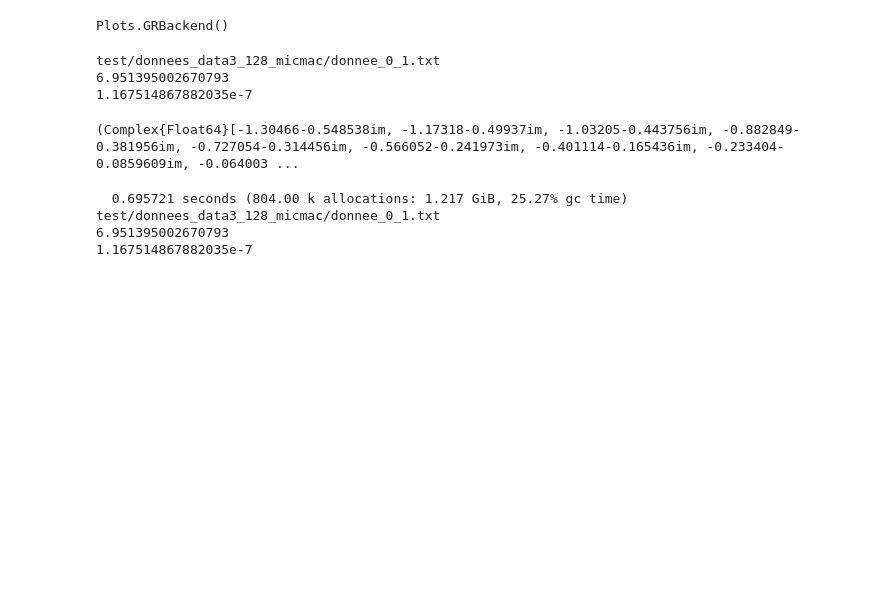
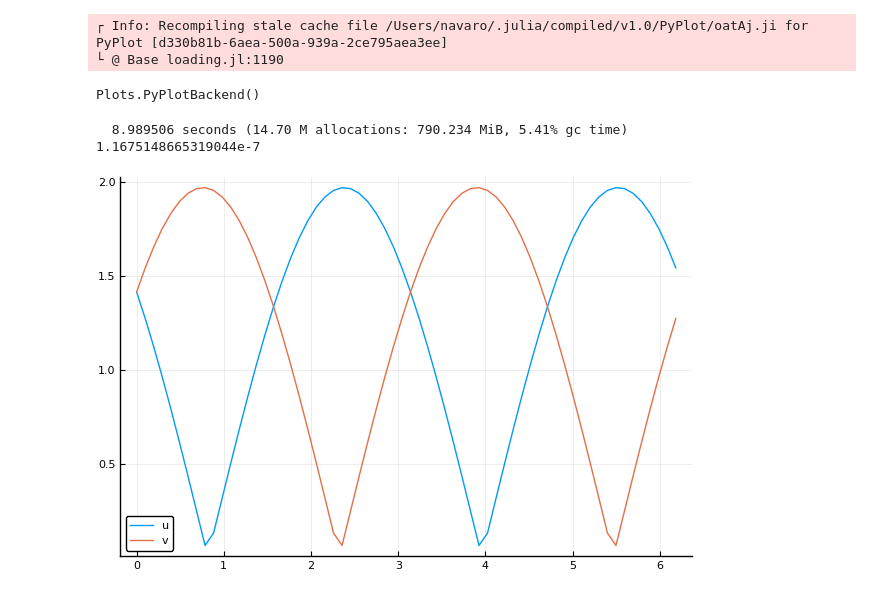
Before and after one commit to JuliaVlasov/MicroMacro.jl, a Jupyter notebook: test_julia.ipynb, the cells around one changed output. Cells and saved outputs as stored; diff of their text form; code cells hidden in the pictures; blank space fills up the shorter version.

```diff
--- a/test_julia.ipynb
+++ b/test_julia.ipynb
@@ -1,13 +1,8 @@
 # %%
 using FFTW, LinearAlgebra
 using Plots
-gr()
+pyplot()
 # %% [output]
-Plots.GRBackend()
+┌ Info: Recompiling stale cache file /Users/navaro/.julia/compiled/v1.0/PyPlot/oatAj.ji for PyPlot [d330b81b-6aea-500a-939a-2ce795aea3ee]
+└ @ Base loading.jl:1190
+Plots.PyPlotBackend()
-# %%
-include("micmac2.jl")
-# %% [output]
-test/donnees_data3_128_micmac/donnee_0_1.txt
-6.951395002670793
-1.167514867882035e-7
-(Complex{Float64}[-1.30466-0.548538im, -1.17318-0.49937im, -1.03205-0.443756im, -0.882849-0.381956im, -0.727054-0.314456im, -0.566052-0.241973im, -0.401114-0.165436im, -0.233404-0.0859609im, -0.064003 ...
@@ -14,28 +11,25 @@ test/donnees_data3_128_micmac/donnee_0_1.txt
 # %%
 xmin     = 0
 xmax     = 2π
 T        = 2π
 nx       = 64
 ntau     = 32
 tfinal   = 0.25
 epsilon  = 0.1
 
-data = DataSet(xmin, xmax, nx, epsilon, T, tfinal)
+data = CosSin(xmin, xmax, nx, epsilon, T, tfinal)
 
 dt = 2.0^(-3) * tfinal / 16
 
 m = MicMac(data, ntau)
 
-@time u, v = run(m, dt)
+@time u, v = solve(m, dt)
 
-uref, vref = compute_error(u, v, data)
+println(compute_error(u, v, data))
 
 plot(data.x, abs.(u), label=:u)
 plot!(data.x, abs.(v), label=:v)
-scatter!(data.x, abs.(uref), label=:uref)
-scatter!(data.x, abs.(vref), label=:vref)
 # %% [output]
-  0.695721 seconds (804.00 k allocations: 1.217 GiB, 25.27% gc time)
-test/donnees_data3_128_micmac/donnee_0_1.txt
-6.951395002670793
-1.167514867882035e-7
+  8.989506 seconds (14.70 M allocations: 790.234 MiB, 5.41% gc time)
+1.1675148665319044e-7
+[figure, added]
```
Also changed, not shown: parts of 2 cells of this notebook.
